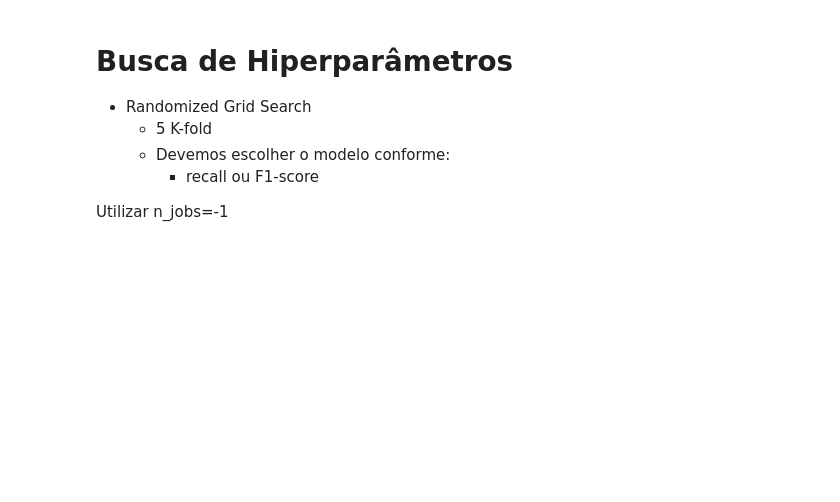
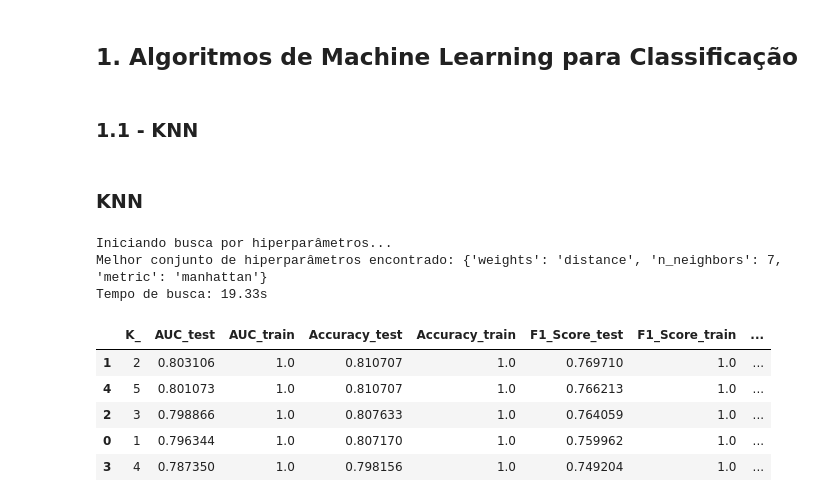
Before and after one commit to GuilhermeMaciel75/SI5-ELEC2, a Jupyter notebook: notebooks/04 - Variação paramétrica .ipynb, the cells around one changed output. Saved outputs shown, nothing was run; the diff lists cells and outputs as text; code cells hidden in the pictures; blank space fills up the shorter version.

```diff
--- a/notebooks/04 - Variação paramétrica .ipynb
+++ b/notebooks/04 - Variação paramétrica .ipynb
@@ -58,9 +46,0 @@ Y_train
-# %% [markdown]
-# Busca de Hiperparâmetros
-
-- Randomized Grid Search
-  - 5 K-fold
-  - Devemos escolher o modelo conforme:
-    - recall ou F1-score
-
-Utilizar n_jobs=-1
@@ -121,0 +47,33 @@ def search_params(model, params: dict) -> dict:
+# %% [markdown]
+## 1. Algoritmos de Machine Learning para Classificação
+# %% [markdown]
+### 1.1 - KNN
+# %% [markdown]
+### KNN
+# %%
+from sklearn.neighbors import KNeighborsClassifier
+
+param_distributions_knn = {
+    'n_neighbors': [3, 5, 7, 10, 15],
+    'weights': ['uniform', 'distance'],
+    'metric': ['euclidean', 'manhattan', 'minkowski']
+}
+
+knn = KNeighborsClassifier()
+
+df_knn, model_knn, params_knn = runner.search_params(knn, param_distributions_knn, X_train, Y_train)
+
+runner.save_model(model_knn, "knn")
+runner.save_results(df_knn, "knn")
+
+df_knn
+# %% [output]
+Iniciando busca por hiperparâmetros...
+Melhor conjunto de hiperparâmetros encontrado: {'weights': 'distance', 'n_neighbors': 7, 'metric': 'manhattan'}
+Tempo de busca: 19.33s
+|  | K_ | AUC_test | AUC_train | Accuracy_test | Accuracy_train | F1_Score_test | F1_Score_train | ... |
+| 1 | 2 | 0.803106 | 1.0 | 0.810707 | 1.0 | 0.769710 | 1.0 | ... |
+| 4 | 5 | 0.801073 | 1.0 | 0.810707 | 1.0 | 0.766213 | 1.0 | ... |
+| 2 | 3 | 0.798866 | 1.0 | 0.807633 | 1.0 | 0.764059 | 1.0 | ... |
+| 0 | 1 | 0.796344 | 1.0 | 0.807170 | 1.0 | 0.759962 | 1.0 | ... |
+| 3 | 4 | 0.787350 | 1.0 | 0.798156 | 1.0 | 0.749204 | 1.0 | ... |
```
Also changed, not shown: parts of 18 cells of this notebook, 8 other files.
